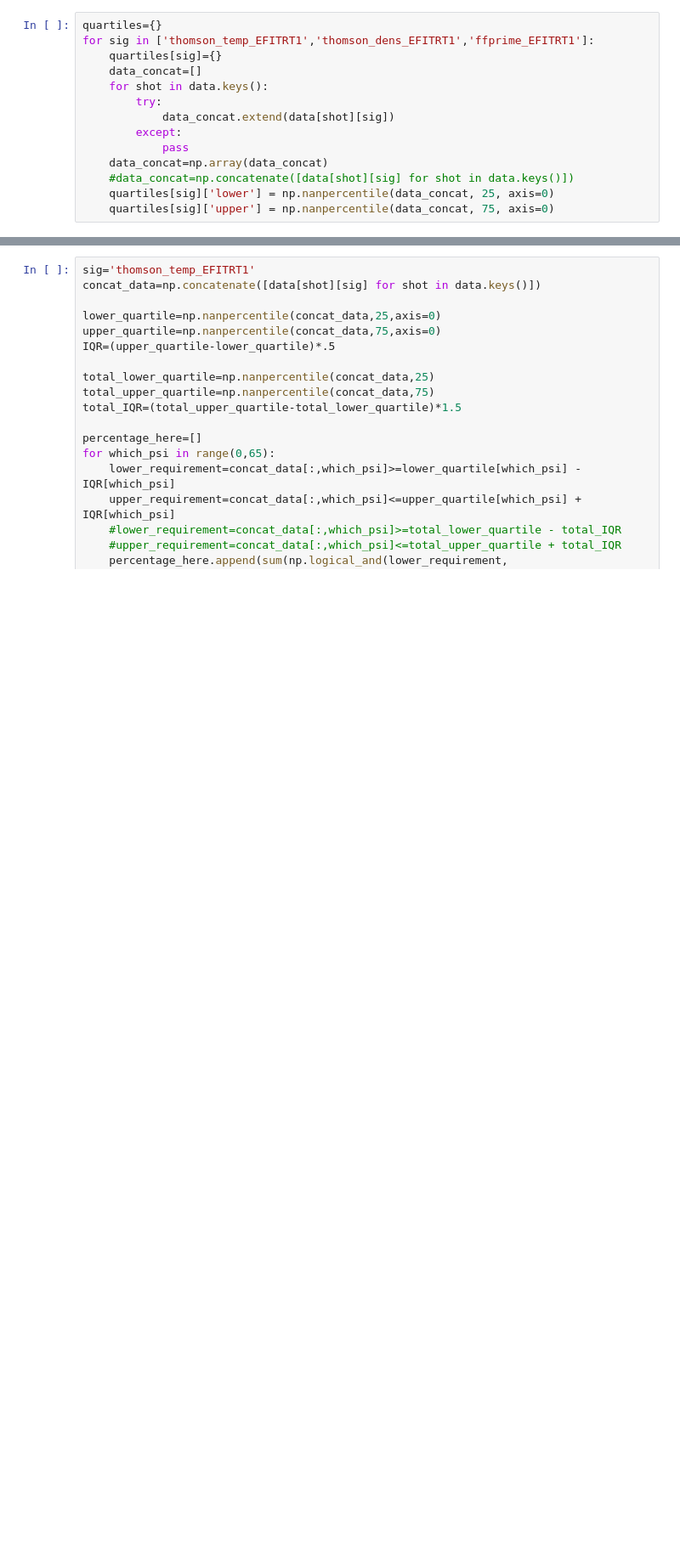
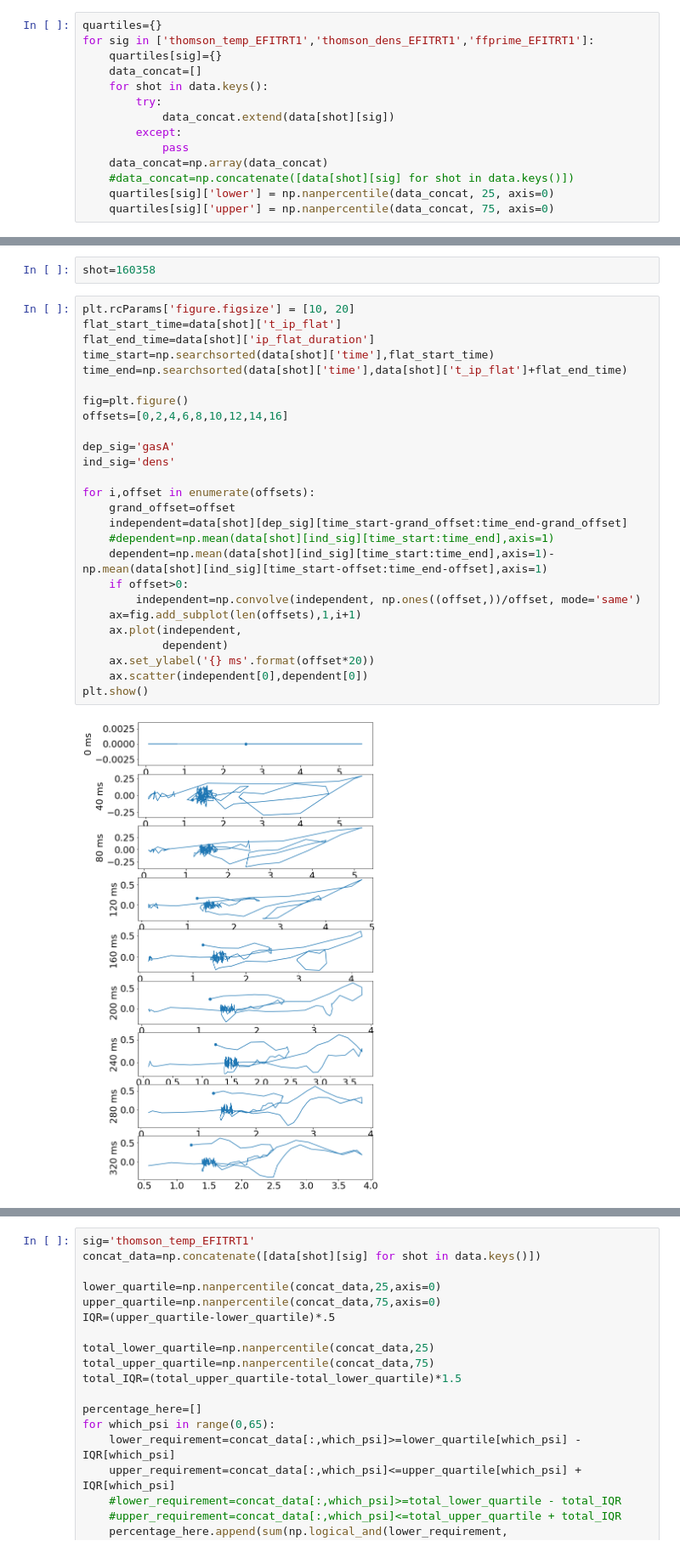
Before and after one commit to PlasmaControl/plasma-profile-predictor, a Jupyter notebook: notebooks/look_at_data.ipynb, the cells around one changed output, grey strips where cells are left out. Shown: that part at 85% size. Drawn from its saved outputs; the diff is of its cells as text; blank space fills up the shorter version.

```diff
--- a/notebooks/look_at_data.ipynb
+++ b/notebooks/look_at_data.ipynb
@@ -127,0 +127,30 @@ plt.show()
+# %%
+shot=160358
+# %%
+plt.rcParams['figure.figsize'] = [10, 20]
+flat_start_time=data[shot]['t_ip_flat']
+flat_end_time=data[shot]['ip_flat_duration']
+time_start=np.searchsorted(data[shot]['time'],flat_start_time)
+time_end=np.searchsorted(data[shot]['time'],data[shot]['t_ip_flat']+flat_end_time)
+
+fig=plt.figure()
+offsets=[0,2,4,6,8,10,12,14,16]
+
+dep_sig='gasA'
+ind_sig='dens'
+
+for i,offset in enumerate(offsets):
+    grand_offset=offset
+    independent=data[shot][dep_sig][time_start-grand_offset:time_end-grand_offset]
+    #dependent=np.mean(data[shot][ind_sig][time_start:time_end],axis=1)
+    dependent=np.mean(data[shot][ind_sig][time_start:time_end],axis=1)-np.mean(data[shot][ind_sig][time_start-offset:time_end-offset],axis=1)
+    if offset>0:
+        independent=np.convolve(independent, np.ones((offset,))/offset, mode='same')
+    ax=fig.add_subplot(len(offsets),1,i+1)
+    ax.plot(independent,
+            dependent)
+    ax.set_ylabel('{} ms'.format(offset*20))
+    ax.scatter(independent[0],dependent[0])
+plt.show()
+# %% [output]
+[figure, added]
```
Also changed, not shown: parts of 7 cells of this notebook, 5 other files.
